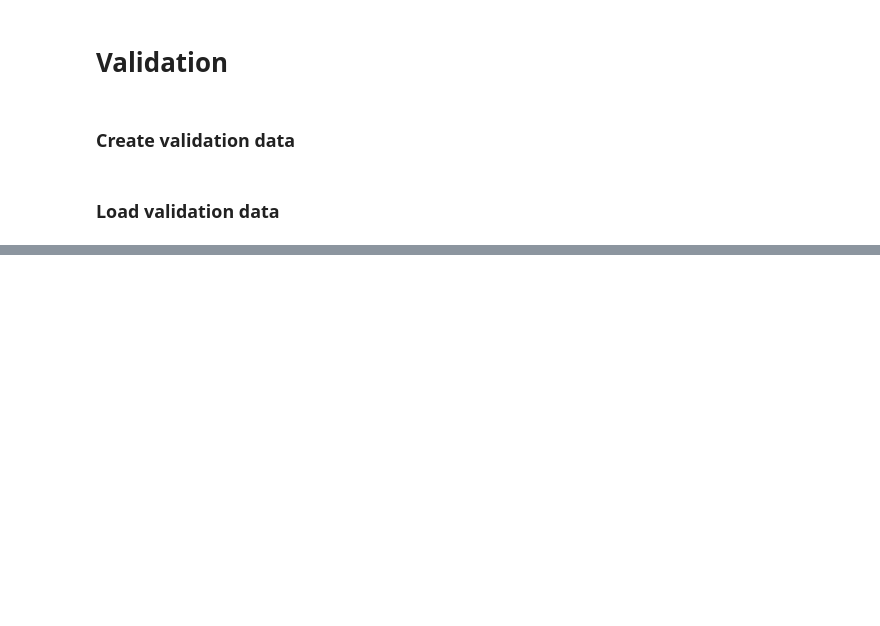
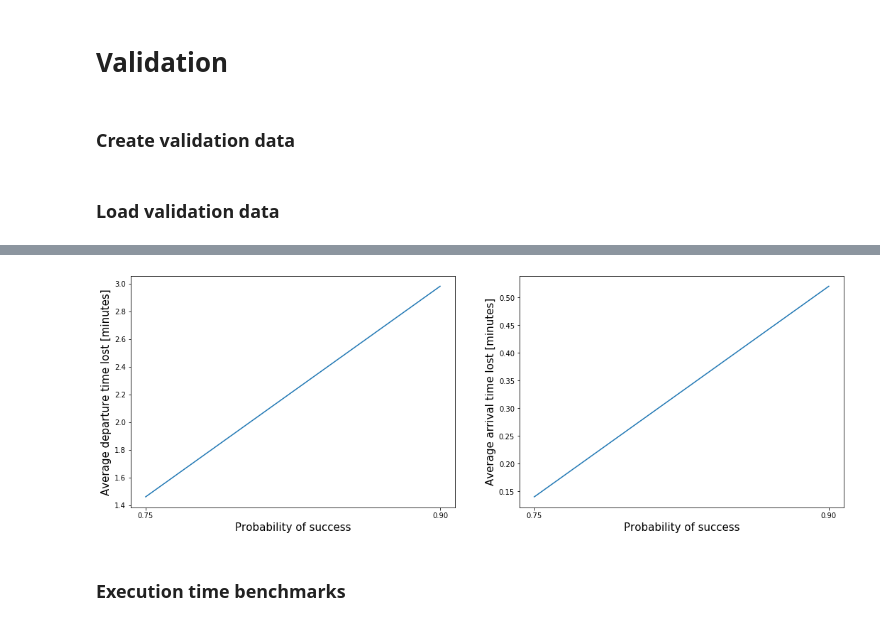
Before and after one commit to lbasseto/robust-journey-planning, a Jupyter notebook: Project-schmutz.ipynb, the cells around one changed output, grey strips where cells are left out. Cells and saved outputs as stored; diff of their text form; code cells hidden in the pictures; blank space fills up the shorter version.

```diff
--- a/Project-schmutz.ipynb
+++ b/Project-schmutz.ipynb
@@ -1342,3 +1444,21 @@ for min_prob_success in min_prob_successes:
     print(' done', ' {:.1f}'.format(avg_arrtime_lost))
 
     arrival_time_loss.append(avg_arrtime_lost)
+# %%
+plt.figure(figsize=(18,6))
+
+plt.subplot(1,2,1)
+plt.xlabel('Probability of success', fontsize=15)
+plt.ylabel('Average departure time lost [minutes]', fontsize=15)
+plt.plot(min_prob_successes, departure_time_loss)
+plt.xticks(ticks=min_prob_successes);
+
+plt.subplot(1,2,2)
+plt.xlabel('Probability of success', fontsize=15)
+plt.ylabel('Average arrival time lost [minutes]', fontsize=15)
+plt.plot(min_prob_successes, arrival_time_loss)
+plt.xticks(ticks=min_prob_successes);
+# %% [output]
+[figure, added]
+# %% [markdown]
+### Execution time benchmarks
```
Also changed, not shown: parts of 13 cells of this notebook.
